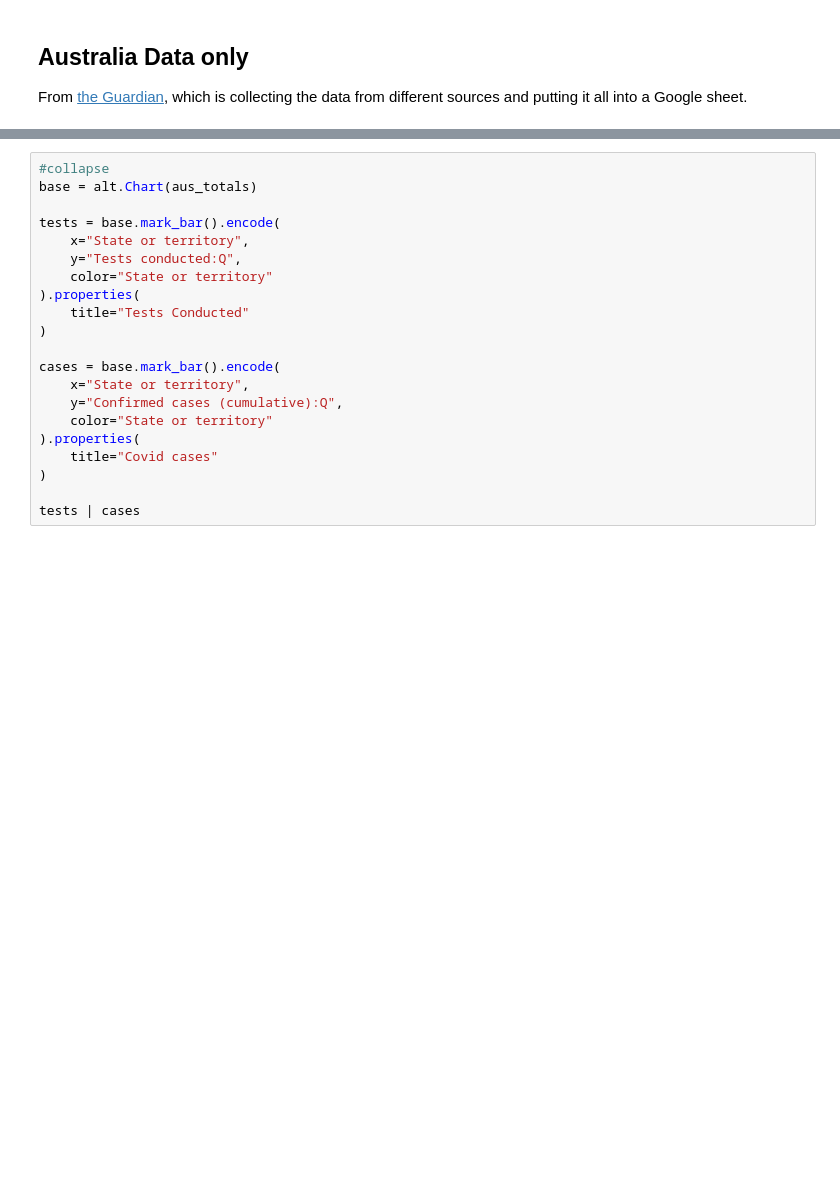
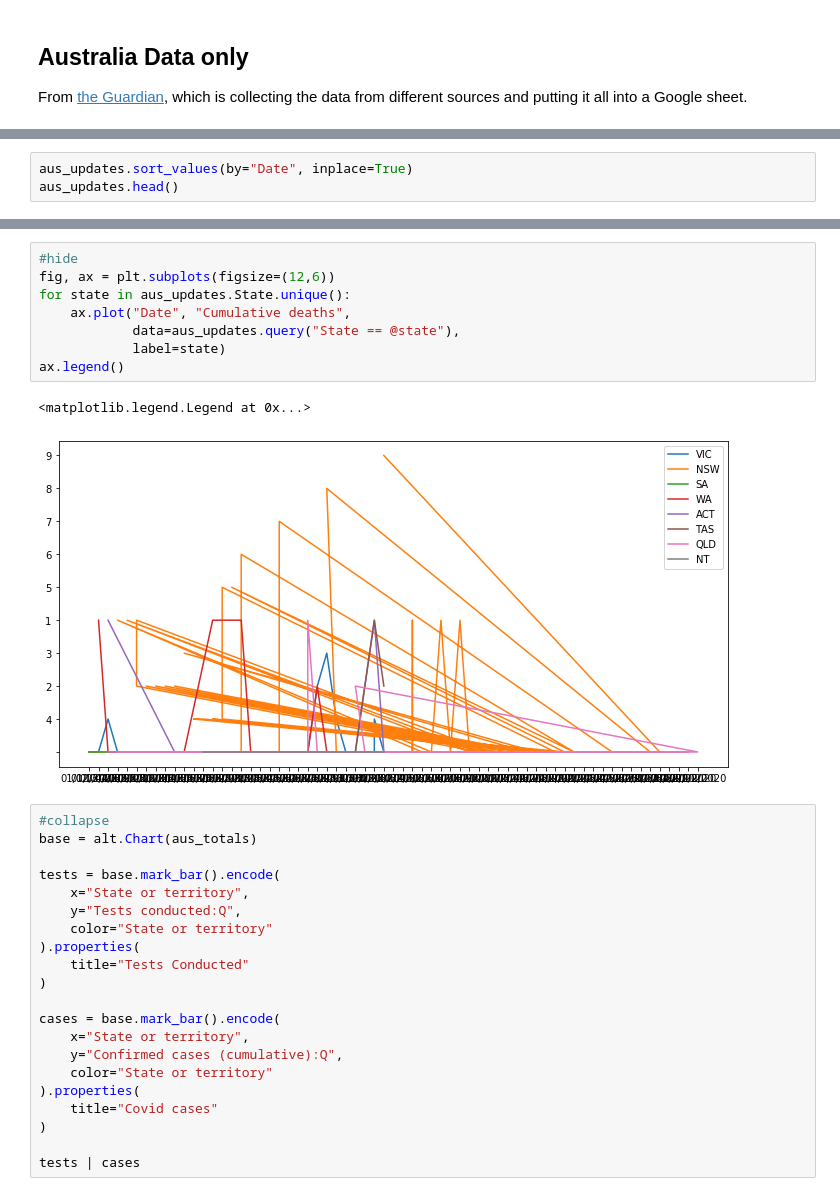
Before and after one commit to khalido/khalido.org, a Jupyter notebook: _notebooks/2020-03-23-covid19.ipynb, the cells around one changed output, grey strips where cells are left out. Saved outputs shown, nothing was run; the diff lists cells and outputs as text; blank space fills up the shorter version.

```diff
--- a/_notebooks/2020-03-23-covid19.ipynb
+++ b/_notebooks/2020-03-23-covid19.ipynb
@@ -168,0 +181,3 @@ dict_keys(['updates', 'latest totals', 'sources', 'about', 'data validation'])
+# %%
+aus_updates.sort_values(by="Date", inplace=True)
+aus_updates.head()
@@ -169,3 +191,14 @@ dict_keys(['updates', 'latest totals', 'sources', 'about', 'data validation'])
+# %%
+#hide
+fig, ax = plt.subplots(figsize=(12,6))
+for state in aus_updates.State.unique():
+    ax.plot("Date", "Cumulative deaths",
+            data=aus_updates.query("State == @state"),
+            label=state)
+ax.legend()
+# %% [output]
+<matplotlib.legend.Legend at 0x...>
+[figure, added]
 # %%
 #collapse
 base = alt.Chart(aus_totals)
```
Also changed, not shown: parts of 17 cells of this notebook, 1 other file.
